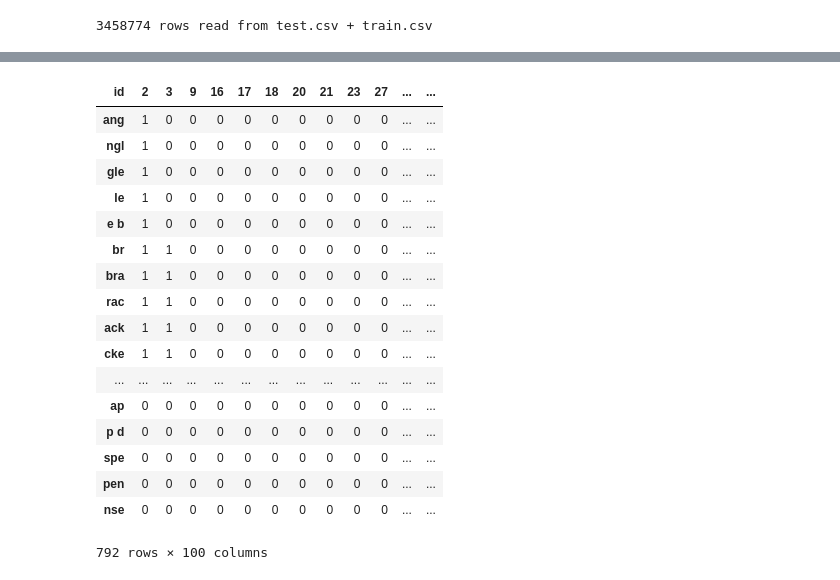
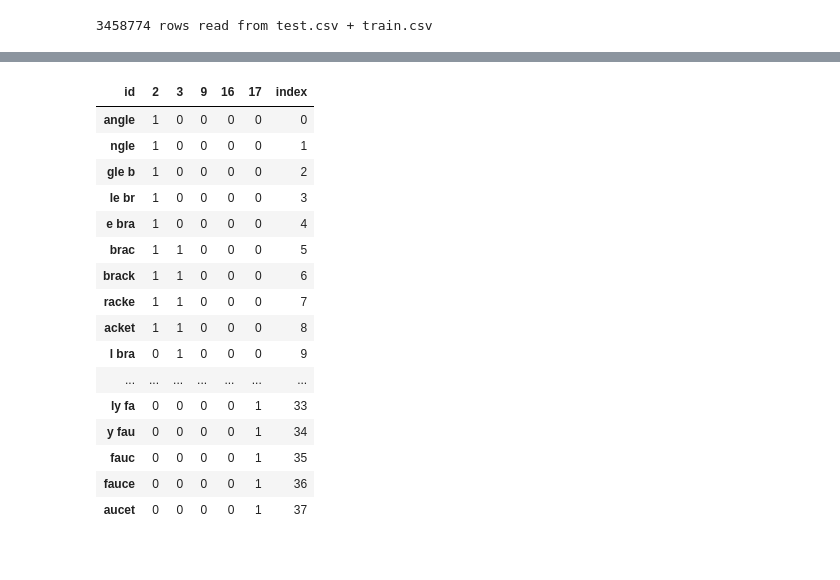
Before and after one commit to s-ramirez/projects, a Jupyter notebook: Data Science/Home Depot/ReadData.ipynb, the cells around one changed output, grey strips where cells are left out. Saved outputs shown, nothing was run; the diff lists cells and outputs as text; code cells hidden in the pictures.

```diff
--- a/Data Science/Home Depot/ReadData.ipynb
+++ b/Data Science/Home Depot/ReadData.ipynb
@@ -31,7 +31,7 @@ print(str(num_all) + " rows read from test.csv + train.csv")
 3458774 rows read from test.csv + train.csv
 # %%
 # FOR TESTING
-df_all = df_train
+df_all = df_train[0:5]
 # %%
 def str_stemmer(s):
     return " ".join([stemmer.stem(word) for word in s.lower().split()])
@@ -39,7 +39,7 @@ def str_stemmer(s):
 def str_common_word(str1, str2):  # this function not used in current example
     return sum(int(str2.find(word)>=0) for word in str1.split())
 # %%
-def shingles(s, k = 3):
+def shingles(s, k = 5):
     return [s[i:i + k] for i in range(len(s) - k + 1)]
 # %%
 # apply str_stemmer to all search terms - converts to lower case
@@ -55,24 +69,26 @@ def bitvector(i, shingles, charMatrix):
 # %%
 charMatrix = pd.DataFrame(columns = df_all['id'])
 df_all.apply(lambda x: bitvector(x['id'], x['shingles'], charMatrix), axis=1)
 charMatrix.fillna(0, inplace= True)
+countShingles = len(charMatrix)
+countDocuments = len(charMatrix.columns)
+charMatrix['index'] = range(0, countShingles)
 charMatrix
 # %% [output]
-| id | 2 | 3 | 9 | 16 | 17 | 18 | 20 | 21 | 23 | 27 | ... | ... |
-| ang | 1 | 0 | 0 | 0 | 0 | 0 | 0 | 0 | 0 | 0 | ... | ... |
-| ngl | 1 | 0 | 0 | 0 | 0 | 0 | 0 | 0 | 0 | 0 | ... | ... |
-| gle | 1 | 0 | 0 | 0 | 0 | 0 | 0 | 0 | 0 | 0 | ... | ... |
-| le | 1 | 0 | 0 | 0 | 0 | 0 | 0 | 0 | 0 | 0 | ... | ... |
-| e b | 1 | 0 | 0 | 0 | 0 | 0 | 0 | 0 | 0 | 0 | ... | ... |
-| br | 1 | 1 | 0 | 0 | 0 | 0 | 0 | 0 | 0 | 0 | ... | ... |
-| bra | 1 | 1 | 0 | 0 | 0 | 0 | 0 | 0 | 0 | 0 | ... | ... |
-| rac | 1 | 1 | 0 | 0 | 0 | 0 | 0 | 0 | 0 | 0 | ... | ... |
-| ack | 1 | 1 | 0 | 0 | 0 | 0 | 0 | 0 | 0 | 0 | ... | ... |
-| cke | 1 | 1 | 0 | 0 | 0 | 0 | 0 | 0 | 0 | 0 | ... | ... |
-| ... | ... | ... | ... | ... | ... | ... | ... | ... | ... | ... | ... | ... |
-| ap | 0 | 0 | 0 | 0 | 0 | 0 | 0 | 0 | 0 | 0 | ... | ... |
-| p d | 0 | 0 | 0 | 0 | 0 | 0 | 0 | 0 | 0 | 0 | ... | ... |
-| spe | 0 | 0 | 0 | 0 | 0 | 0 | 0 | 0 | 0 | 0 | ... | ... |
-| pen | 0 | 0 | 0 | 0 | 0 | 0 | 0 | 0 | 0 | 0 | ... | ... |
-| nse | 0 | 0 | 0 | 0 | 0 | 0 | 0 | 0 | 0 | 0 | ... | ... |
+| id | 2 | 3 | 9 | 16 | 17 | index |
+| angle | 1 | 0 | 0 | 0 | 0 | 0 |
+| ngle | 1 | 0 | 0 | 0 | 0 | 1 |
+| gle b | 1 | 0 | 0 | 0 | 0 | 2 |
+| le br | 1 | 0 | 0 | 0 | 0 | 3 |
+| e bra | 1 | 0 | 0 | 0 | 0 | 4 |
+| brac | 1 | 1 | 0 | 0 | 0 | 5 |
+| brack | 1 | 1 | 0 | 0 | 0 | 6 |
+| racke | 1 | 1 | 0 | 0 | 0 | 7 |
+| acket | 1 | 1 | 0 | 0 | 0 | 8 |
+| l bra | 0 | 1 | 0 | 0 | 0 | 9 |
+| ... | ... | ... | ... | ... | ... | ... |
+| ly fa | 0 | 0 | 0 | 0 | 1 | 33 |
+| y fau | 0 | 0 | 0 | 0 | 1 | 34 |
+| fauc | 0 | 0 | 0 | 0 | 1 | 35 |
+| fauce | 0 | 0 | 0 | 0 | 1 | 36 |
+| aucet | 0 | 0 | 0 | 0 | 1 | 37 |
-792 rows × 100 columns
```
Also changed, not shown: parts of 7 cells of this notebook, 5 other files.
